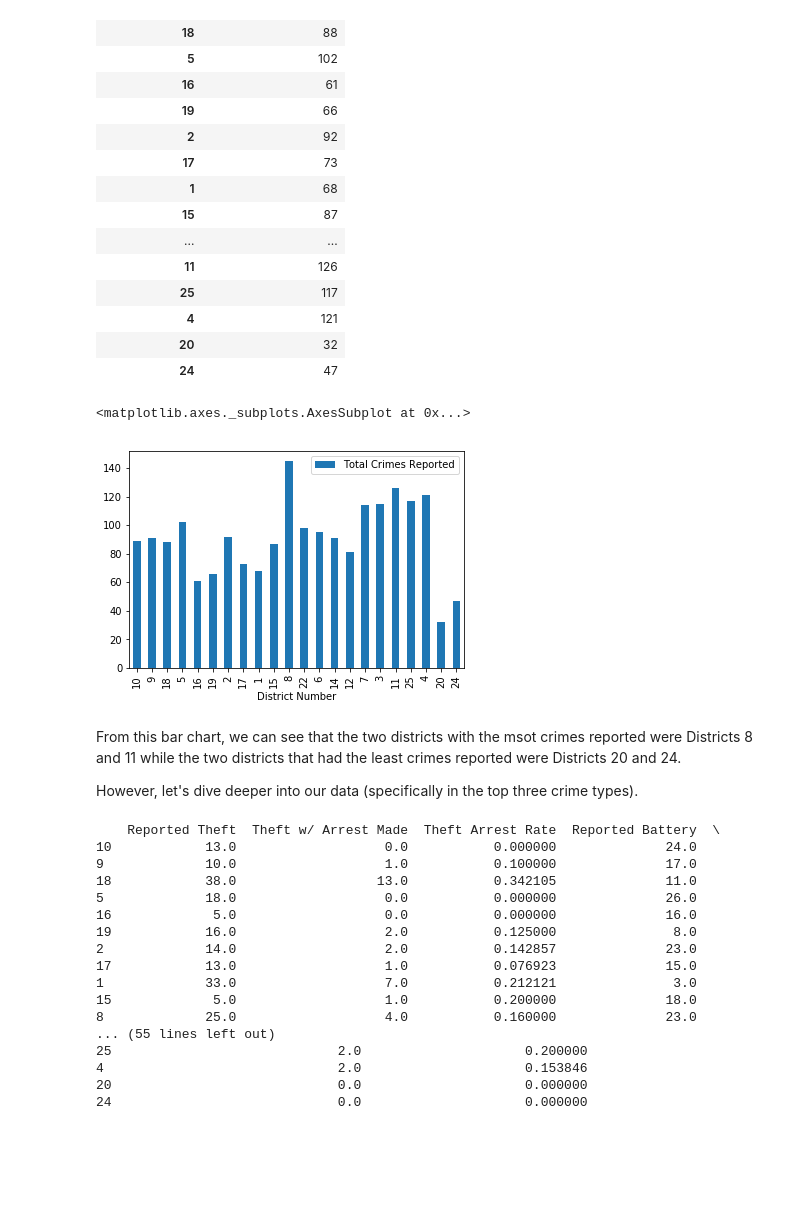
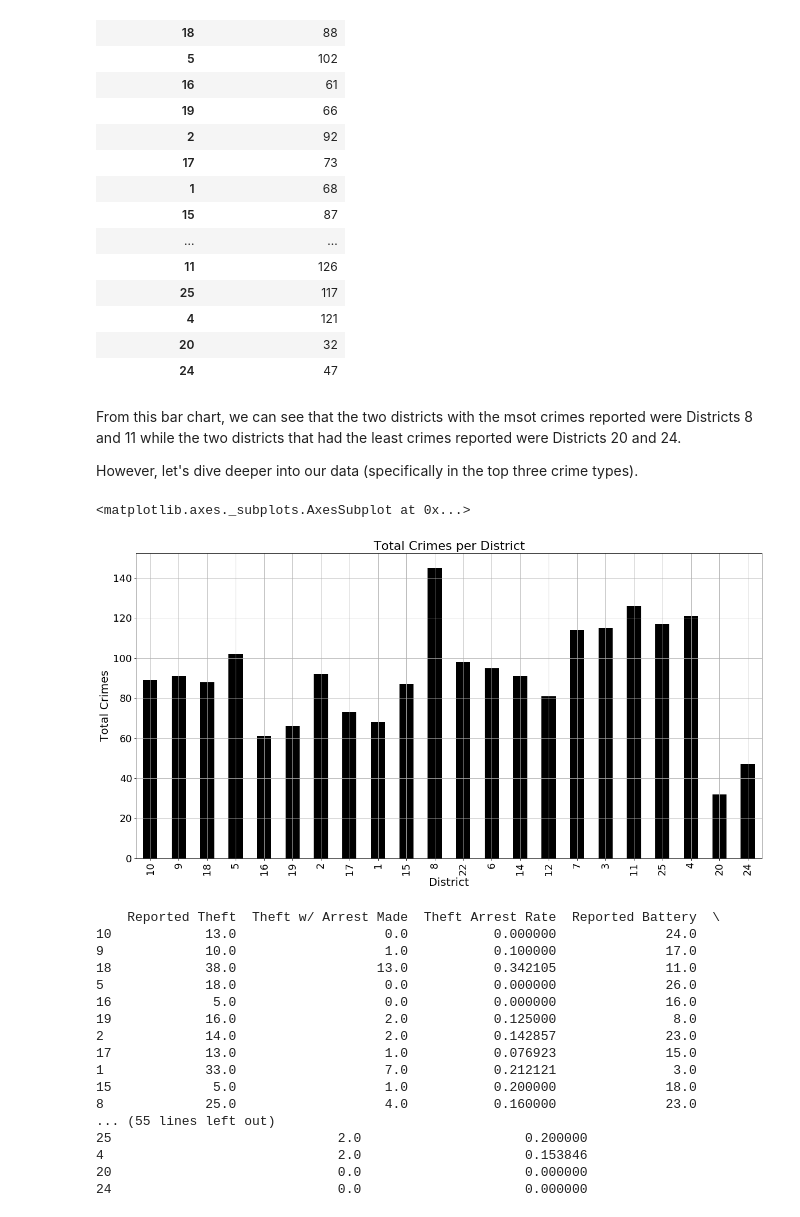
Before and after one commit to JamesMcDougallJr/Projects, a Jupyter notebook: AlvinFinalProject.ipynb, the cells around one changed output. Saved outputs shown, nothing was run; the diff lists cells and outputs as text; code cells hidden in the pictures; blank space fills up the shorter version.

```diff
--- a/AlvinFinalProject.ipynb
+++ b/AlvinFinalProject.ipynb
@@ -48,7 +49,7 @@ This is chicago crime data from 2001 to present. It represents all reported inst
 
 Here are some basic stats:
 # %%
-crime = pd.read_csv('/Users/alvin/Downloads/CrimesSmall.csv')
+crime = pd.read_csv('/Users/alvinngo/Downloads/CrimesSmall.csv')
 # %%
 crime.describe()
 # %% [output]
@@ -144,7 +145,8 @@ print(district_cache)
 # %% [output]
 {10: 89, 9: 91, 18: 88, 5: 102, 16: 61, 19: 66, 2: 92, 17: 73, 1: 68, 15: 87, 8: 145, 22: 98, 6: 95, 14: 91, 12: 81, 7: 114, 3: 115, 11: 126, 25: 117, 4: 121, 20: 32, 24: 47}
 # %%
-districtsTotalCrime = pd.DataFrame.from_dict(district_cache, orient='index', columns=['Total Crimes Reported'])
+districtsTotalCrime = pd.DataFrame.from_dict(district_cache, orient='index')
+districtsTotalCrime.columns = ['Total Crimes Reported']
 districtsTotalCrime.index.name = 'District Number'
 districtsTotalCrime
 # %% [output]
@@ -166,15 +168,20 @@ districtsTotalCrime
 | 4 | 121 |
 | 20 | 32 |
 | 24 | 47 |
-# %%
-districtsTotalCrime.plot(kind='bar')
-# %% [output]
-<matplotlib.axes._subplots.AxesSubplot at 0x...>
-[figure, removed]
 # %% [markdown]
 From this bar chart, we can see that the two districts with the msot crimes reported were Districts 8 and 11 while the two districts that had the least crimes reported were Districts 20 and 24.
 
 However, let's dive deeper into our data (specifically in the top three crime types).
+# %%
+DTCchart = districtsTotalCrime.plot(kind='bar', grid=True, figsize=(20,10), legend=False, color='k')
+DTCchart.set_title('Total Crimes per District', fontsize=22)
+DTCchart.set_xlabel('District', fontsize=20)
+DTCchart.set_ylabel('Total Crimes', fontsize=20)
+DTCchart.tick_params(labelsize=18)
+DTCchart
+# %% [output]
+<matplotlib.axes._subplots.AxesSubplot at 0x...>
+[figure, added]
 # %%
 dist_pred_arrest = pd.DataFrame()
 for district in districts:
```
Also changed, not shown: parts of 9 cells of this notebook, 1 other file.
